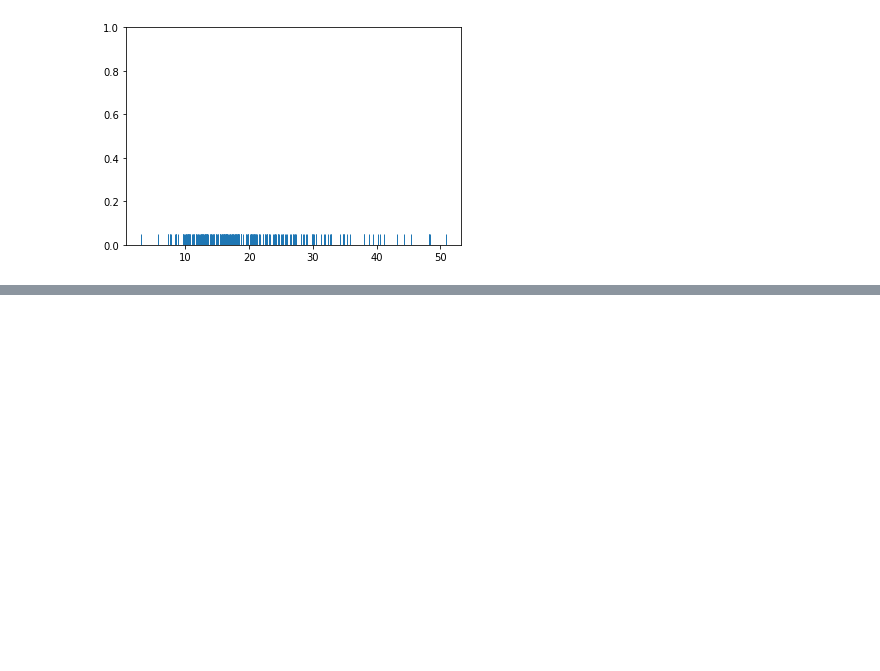
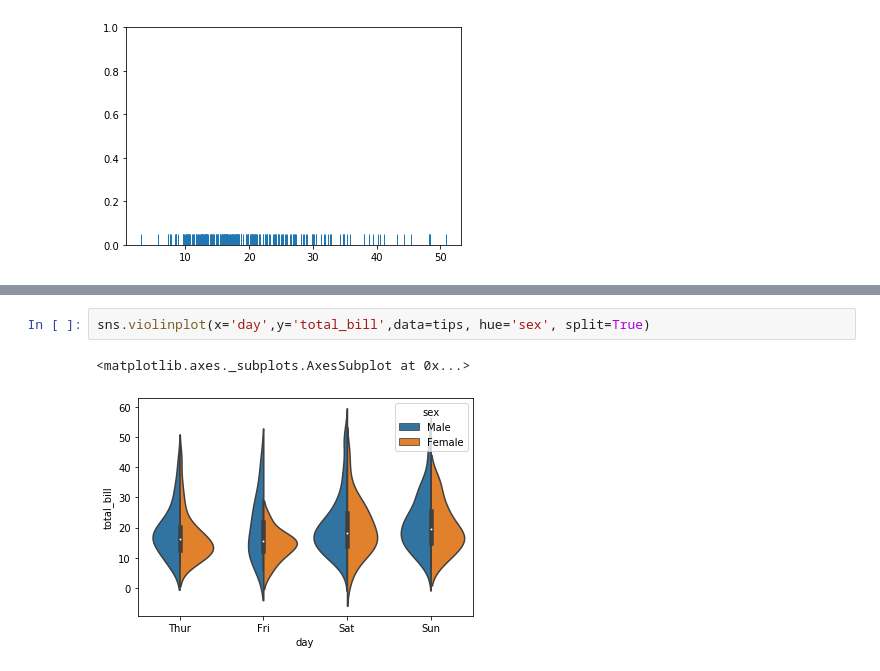
Before and after one commit to PravinSelva5/Data-Science-Machine-Learning, a Jupyter notebook: Data-Visualization-with-Seaborn/Seaborn Module Notes.ipynb, the cells around one changed output, grey strips where cells are left out. Drawn from its saved outputs; the diff is of its cells as text; blank space fills up the shorter version.

```diff
--- a/Data-Visualization-with-Seaborn/Seaborn Module Notes.ipynb
+++ b/Data-Visualization-with-Seaborn/Seaborn Module Notes.ipynb
@@ -98,0 +120,5 @@ plt.ylim(0,1)
+# %%
+sns.violinplot(x='day',y='total_bill',data=tips, hue='sex', split=True)
+# %% [output]
+<matplotlib.axes._subplots.AxesSubplot at 0x...>
+[figure, added]
```
Also changed, not shown: parts of 14 cells of this notebook.
